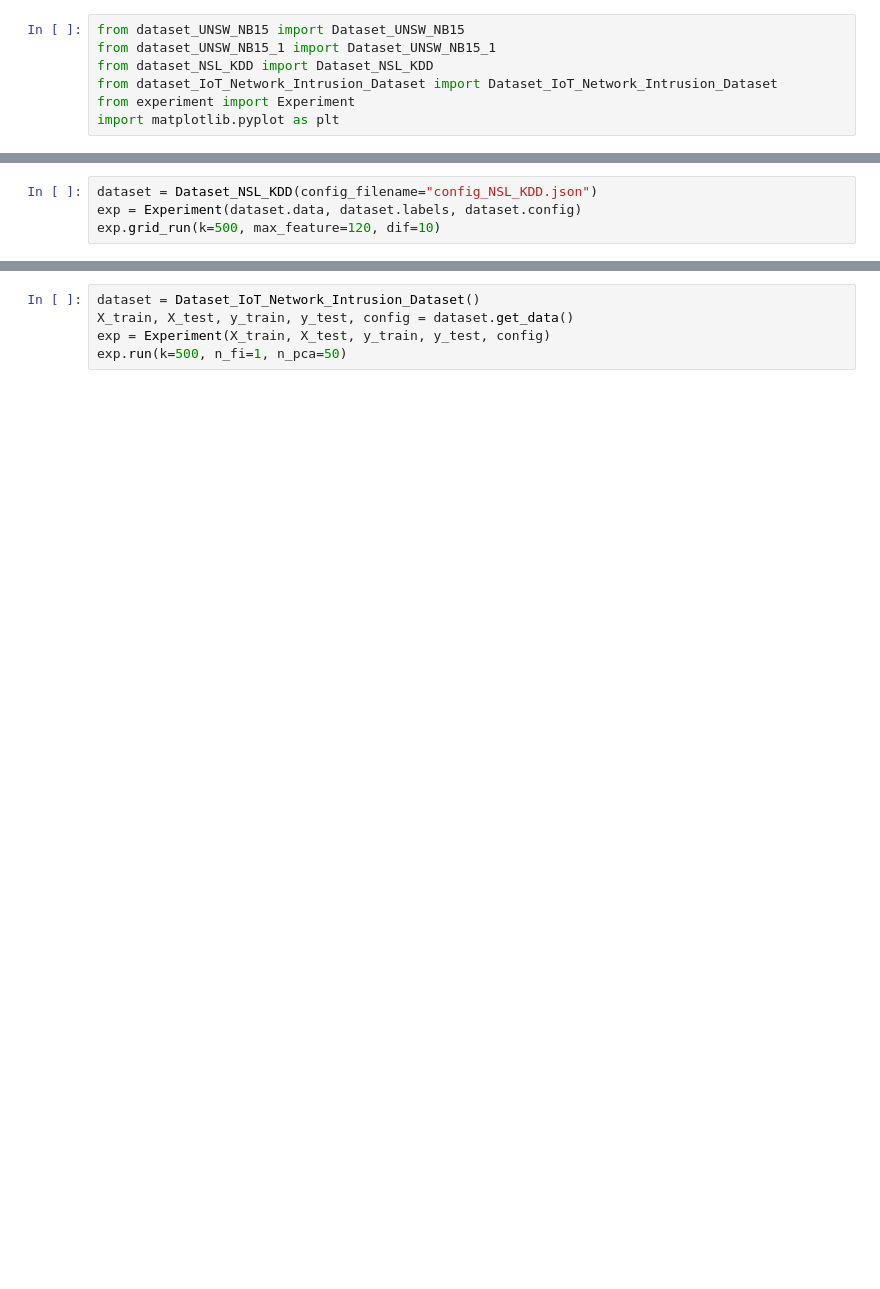
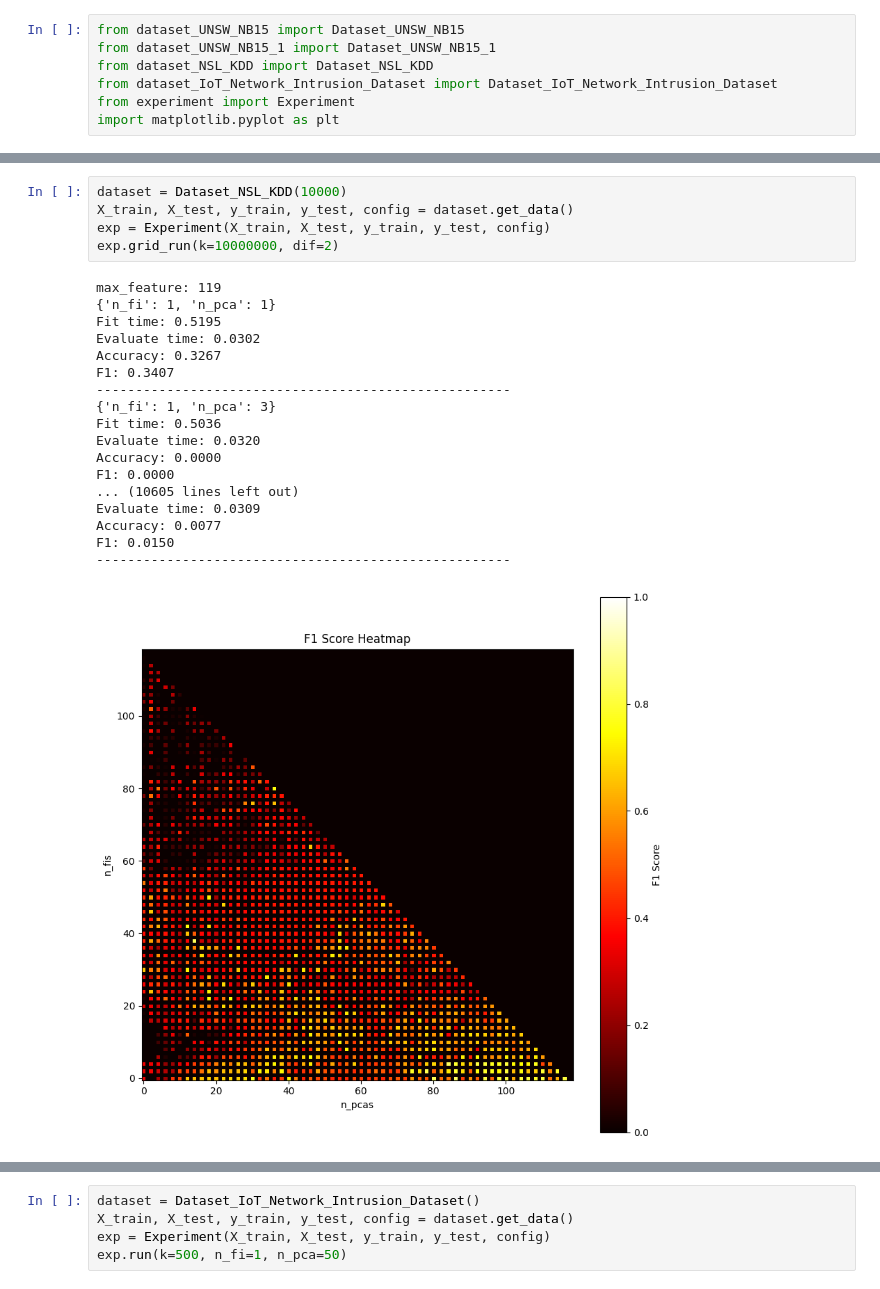
Before and after one commit to Sugata10723/IDS_IoT, a Jupyter notebook: main.ipynb, the cells around one changed output, grey strips where cells are left out. Saved outputs shown, nothing was run; the diff lists cells and outputs as text; blank space fills up the shorter version.

```diff
--- a/main.ipynb
+++ b/main.ipynb
@@ -38,4 +18,24 @@ F1: 0.0000
 # %%
-dataset = Dataset_NSL_KDD(config_filename="config_NSL_KDD.json")
-exp = Experiment(dataset.data, dataset.labels, dataset.config)
-exp.grid_run(k=500, max_feature=120, dif=10)
+dataset = Dataset_NSL_KDD(10000)
+X_train, X_test, y_train, y_test, config = dataset.get_data()
+exp = Experiment(X_train, X_test, y_train, y_test, config)
+exp.grid_run(k=10000000, dif=2)
+# %% [output]
+max_feature: 119
+{'n_fi': 1, 'n_pca': 1}
+Fit time: 0.5195
+Evaluate time: 0.0302
+Accuracy: 0.3267
+F1: 0.3407
+-----------------------------------------------------
+{'n_fi': 1, 'n_pca': 3}
+Fit time: 0.5036
+Evaluate time: 0.0320
+Accuracy: 0.0000
+F1: 0.0000
+... (10605 lines left out)
+Evaluate time: 0.0309
+Accuracy: 0.0077
+F1: 0.0150
+-----------------------------------------------------
+[figure, added]
```
Also changed, not shown: parts of 3 cells of this notebook, 13 other files.
